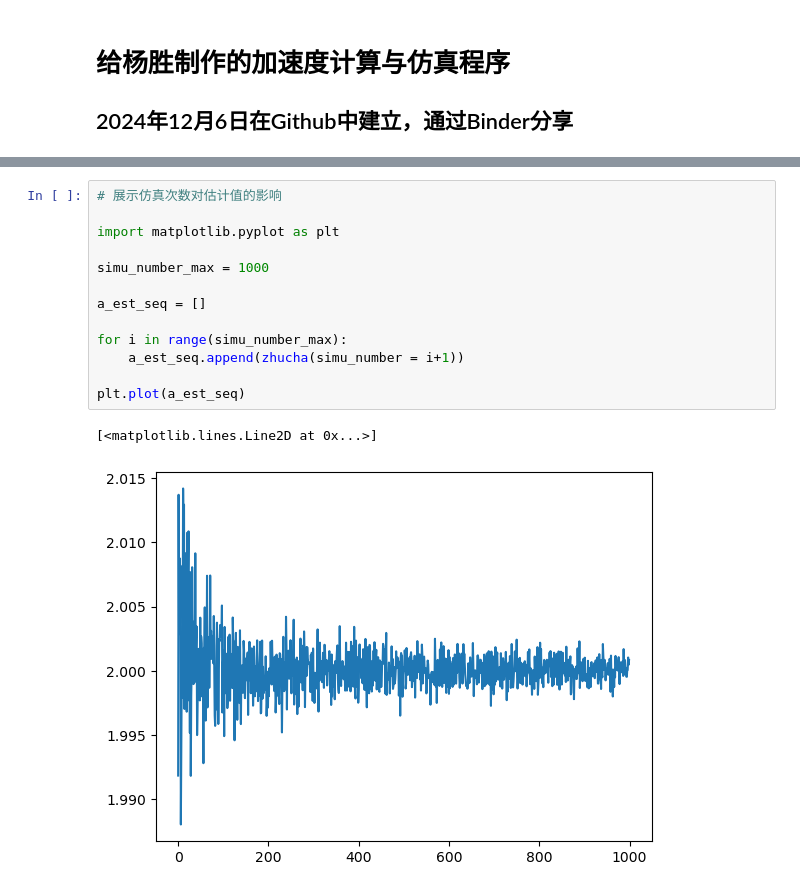
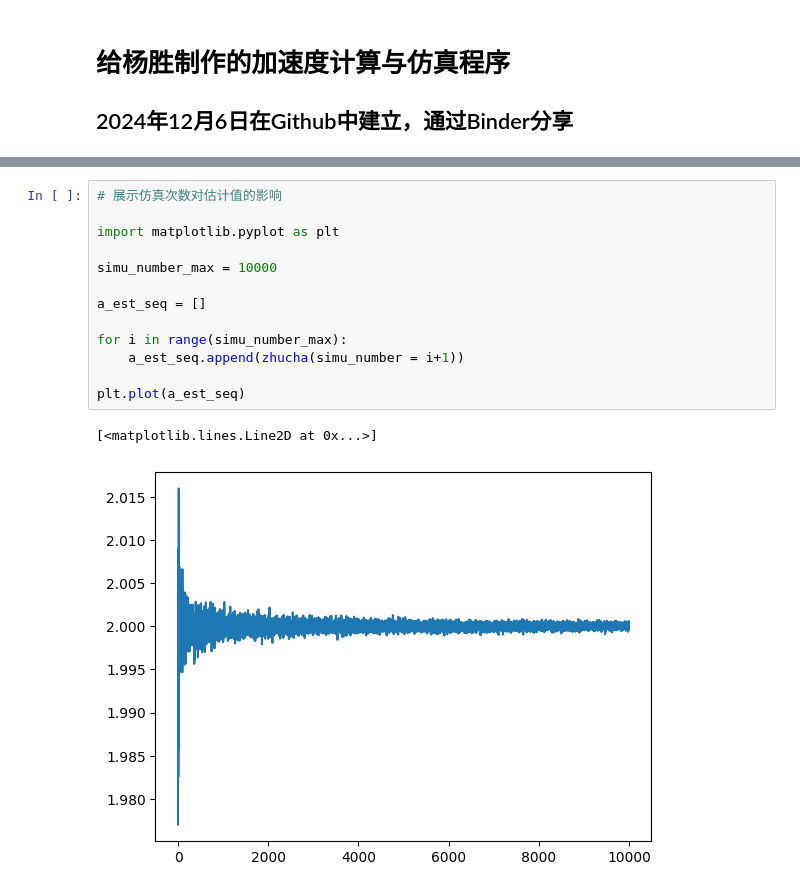
Before and after one commit to zhangping0808/Physical-Yang, a Jupyter notebook: Acceleration Calculatio.ipynb, the cells around one changed output, grey strips where cells are left out. Drawn from its saved outputs; the diff is of its cells as text.

```diff
--- a/Acceleration Calculatio.ipynb
+++ b/Acceleration Calculatio.ipynb
@@ -134,19 +154,19 @@ NameError: name 'pd' is not defined
 # %%
 # 展示仿真次数对估计值的影响
 
 import matplotlib.pyplot as plt
 
-simu_number_max = 1000
+simu_number_max = 10000
 
 a_est_seq = []
 
 for i in range(simu_number_max):
     a_est_seq.append(zhucha(simu_number = i+1))
 
 plt.plot(a_est_seq)
 # %% [output]
 [<matplotlib.lines.Line2D at 0x...>]
-[figure, old version]
+[figure, new version]
 # %%
 # 展示噪声标准差对估计的影响
 
```
Also changed, not shown: parts of 7 cells of this notebook.
